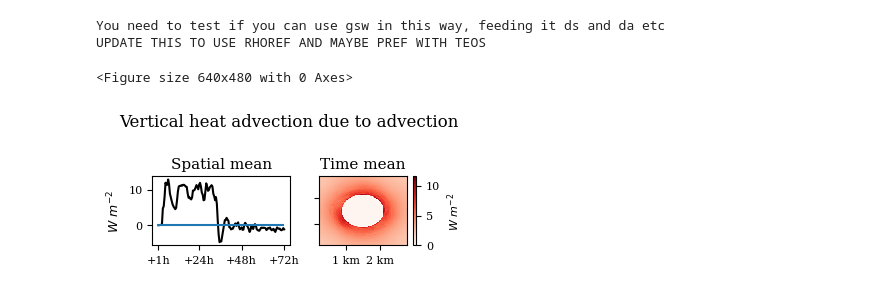
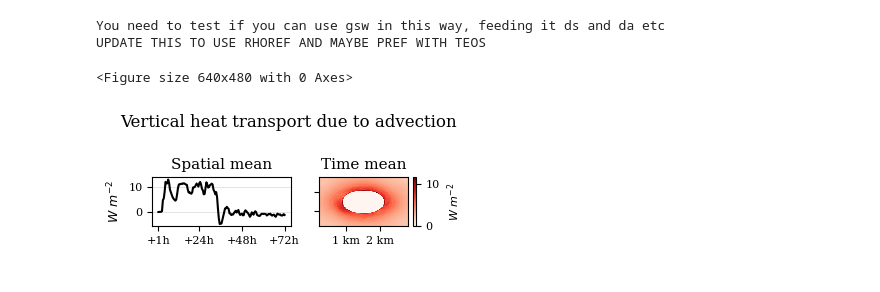
Before and after one commit to rowanjb/model_analyses, a Jupyter notebook: EGU_figs.ipynb, the cells around one changed output. Cells and saved outputs as stored; diff of their text form; code cells hidden in the pictures.

```diff
--- a/EGU_figs.ipynb
+++ b/EGU_figs.ipynb
@@ -313,42 +313,42 @@ dshf = xr.where(ds['W'].isel(time=3,Zl=0)>-1e-8, dshf, 0) # Mask out the centre
 #== Plotting ==#
 plt.clf()
 plt.rcParams["font.family"] = "serif" # change the base font
-f, axs = plt.subplots(nrows=1,ncols=2,figsize=(4, 1.7),width_ratios=[2.5, 2])
-plt.suptitle('Vertical heat advection due to advection',fontsize=12)
+f, axs = plt.subplots(nrows=1,ncols=2,figsize=(4, 1.5),width_ratios=[2.5, 2])
+plt.suptitle('Vertical heat transport due to advection',fontsize=12)
 dshf.sel(time=slice(datetime(2021,9,13,1), datetime(2021,9,16,0))).isel(XC=slice(10,140),YC=slice(10,140)).mean(dim=['XC','YC']).plot(ax=axs[0],c='k') # Take the mean in space and plot over time
 axs[0].tick_params(labelsize=8)
 axs[0].set_title("Spatial mean",fontsize=11)
 axs[0].set_ylabel("$W$ $m^{-2}$",fontsize=9)
 axs[0].set_xlabel('')
-axs[0].hlines(y=0,xmin=datetime(2021,9,13,1), xmax=datetime(2021,9,16,0))
+axs[0].grid(True,c='black',lw=0.5,alpha=0.15,axis='y')
 
 #== Plotting map ==#
 p = dshf.sel(time=slice(datetime(2021,9,13,1), datetime(2021,9,16,0))).isel(XC=slice(10,140),YC=slice(10,140)).mean(dim='time').plot(ax=axs[1],cmap='Reds', add_colorbar=False) # Take the mean in time and plot a "map"
 cbar = plt.colorbar(p, orientation="vertical")#,format=ticker.FormatStrFormatter('%.2f'))#, label='Temperature ($\degree C$)')
 cbar.set_label('$W$ $m^{-2}$', rotation=90, fontsize=8)
 cbar.ax.tick_params(labelsize=8)
 #cbar.locator = ticker.LinearLocator(2)
 axs[1].set_title("Time mean",fontsize=11)
 axs[1].tick_params(labelsize=8)
 axs[1].set_ylabel("",fontsize=11)
 axs[1].set_xlabel("",fontsize=11)
 
 #== Dealing with x ticks ==#
 ticks = [datetime(2021,9,13,1),datetime(2021,9,14,0),datetime(2021,9,15,0),datetime(2021,9,16,0)]
 axs[0].set_xticks(ticks)
 tick_labels = [ tick - datetime(2021,9,13,0) for tick in ticks]
 tick_labels = [ '+'+str(int(t.total_seconds()/3600))+'h' for t in tick_labels]
 axs[0].xaxis.set_ticklabels(tick_labels)
 
 ticks = [1000,2000]
 axs[1].set_xticks(ticks)
 axs[1].set_yticks(ticks)
 tick_labels = [ str(int(tick/1000))+' km' for tick in ticks]
 axs[1].xaxis.set_ticklabels(tick_labels)
 axs[1].yaxis.set_ticklabels(['',''])
 
 plt.tight_layout()
 plt.savefig('figures/EGU25_figs/EGU25_hf.png',dpi=1200,bbox_inches='tight')
 # %% [output]
 <Figure size 640x480 with 0 Axes>
-[figure, old version]
+[figure, new version]
```
Also changed, not shown: 7 other files.
